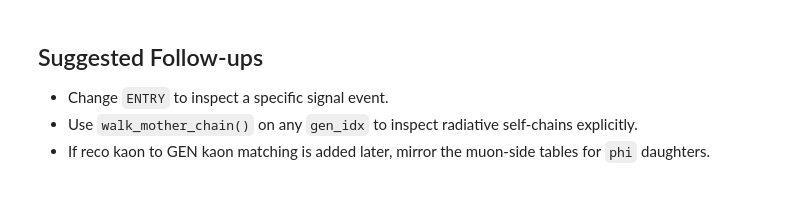
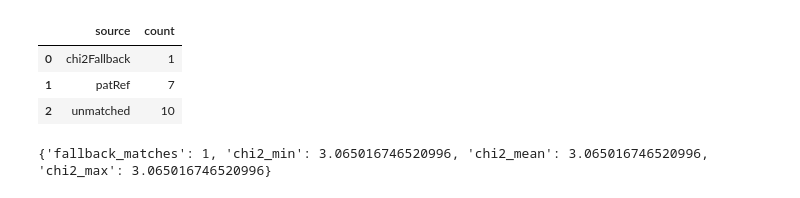
Before and after one commit to AliceQuen/Onia2MuMu, a Jupyter notebook: doc/inspect_multileppat_ntuple_gen_reco_matching.ipynb, the cells around one changed output. Cells and saved outputs as stored; diff of their text form; code cells hidden in the pictures.

```diff
--- a/doc/inspect_multileppat_ntuple_gen_reco_matching.ipynb
+++ b/doc/inspect_multileppat_ntuple_gen_reco_matching.ipynb
@@ -314,29 +453,30 @@ display(maybe_frame(scan_decay_signatures(tree, max_events=500)))
 # %%
 def match_source_breakdown(tree, max_events=None):
     source_counter = Counter()
     chi2_values = []
     n_entries = tree.GetEntries() if max_events is None else min(tree.GetEntries(), max_events)
 
     for entry in range(n_entries):
         snap = event_snapshot(tree, entry)
         for row in snap["mu_rows"]:
             source_counter[row["match_source"]] += 1
             if row["match_source"] == "chi2Fallback" and row["match_chi2"] is not None:
                 chi2_values.append(row["match_chi2"])
 
-    display(maybe_frame([{"source": key, "count": value} for key, value in sorted(source_counter.items())]))
+    rows = [{"source": key, "count": value} for key, value in sorted(source_counter.items())]
+    display(maybe_frame(rows))
     if chi2_values:
         print({
             "fallback_matches": len(chi2_values),
             "chi2_min": min(chi2_values),
             "chi2_mean": sum(chi2_values) / len(chi2_values),
             "chi2_max": max(chi2_values),
         })
 
 match_source_breakdown(tree)
+# %% [output]
+|  | source | count |
+| 0 | chi2Fallback | 1 |
+| 1 | patRef | 7 |
+| 2 | unmatched | 10 |
+{'fallback_matches': 1, 'chi2_min': 3.065016746520996, 'chi2_mean': 3.065016746520996, 'chi2_max': 3.065016746520996}
-# %% [markdown]
-## Suggested Follow-ups
-
-- Change `ENTRY` to inspect a specific signal event.
-- Use `walk_mother_chain()` on any `gen_idx` to inspect radiative self-chains explicitly.
-- If reco kaon to GEN kaon matching is added later, mirror the muon-side tables for `phi` daughters.
```
Also changed, not shown: parts of 19 cells of this notebook, 4 other files.
